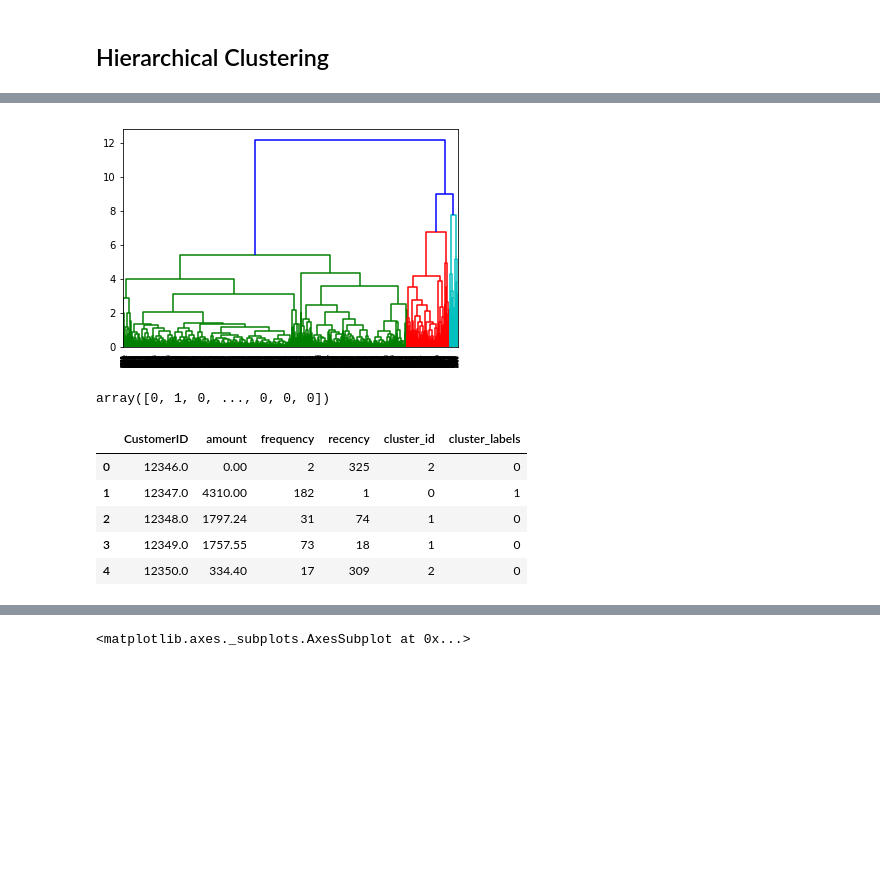
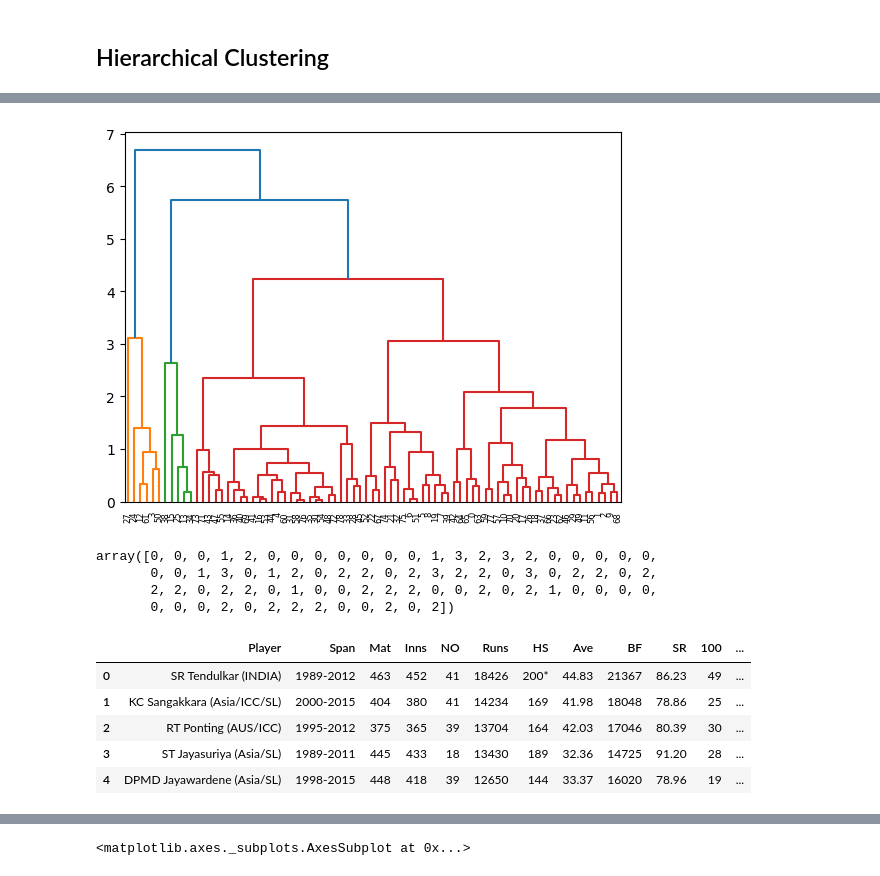
Before and after one commit to rathnagiri/Unsupervised-Learning-Clustering, a Jupyter notebook: Executing K Means in Python/cricket_question.ipynb, the cells around one changed output, grey strips where cells are left out. Drawn from its saved outputs; the diff is of its cells as text; code cells hidden in the pictures; blank space fills up the shorter version.

```diff
--- a/Executing K Means in Python/cricket_question.ipynb
+++ b/Executing K Means in Python/cricket_question.ipynb
@@ -294,24 +312,27 @@ plt.show()
 # %%
 # complete linkage
-mergings = linkage(rfm_df_scaled, method="complete", metric='euclidean')
+mergings = linkage(cricket_df_scaled, method="complete", metric='euclidean')
 dendrogram(mergings)
 plt.show()
 # %% [output]
-[figure, old version]
+[figure, new version]
 # %%
 # 3 clusters
-cluster_labels = cut_tree(mergings, n_clusters=3).reshape(-1, )
+cluster_labels = cut_tree(mergings, n_clusters=4).reshape(-1, )
 cluster_labels
 # %% [output]
-array([0, 1, 0, ..., 0, 0, 0])
+array([0, 0, 0, 1, 2, 0, 0, 0, 0, 0, 0, 0, 1, 3, 2, 3, 2, 0, 0, 0, 0, 0,
+       0, 0, 1, 3, 0, 1, 2, 0, 2, 2, 0, 2, 3, 2, 2, 0, 3, 0, 2, 2, 0, 2,
+       2, 2, 0, 2, 2, 0, 1, 0, 0, 2, 2, 2, 0, 0, 2, 0, 2, 1, 0, 0, 0, 0,
+       0, 0, 0, 2, 0, 2, 2, 2, 0, 0, 2, 0, 2])
 # %%
 # assign cluster labels
-grouped_df['cluster_labels'] = cluster_labels
-grouped_df.head()
+cricket['cluster_labels'] = cluster_labels
+cricket.head()
 # %% [output]
-|  | CustomerID | amount | frequency | recency | cluster_id | cluster_labels |
-| 0 | 12346.0 | 0.00 | 2 | 325 | 2 | 0 |
-| 1 | 12347.0 | 4310.00 | 182 | 1 | 0 | 1 |
-| 2 | 12348.0 | 1797.24 | 31 | 74 | 1 | 0 |
-| 3 | 12349.0 | 1757.55 | 73 | 18 | 1 | 0 |
-| 4 | 12350.0 | 334.40 | 17 | 309 | 2 | 0 |
+|  | Player | Span | Mat | Inns | NO | Runs | HS | Ave | BF | SR | 100 | ... |
+| 0 | SR Tendulkar (INDIA) | 1989-2012 | 463 | 452 | 41 | 18426 | 200* | 44.83 | 21367 | 86.23 | 49 | ... |
+| 1 | KC Sangakkara (Asia/ICC/SL) | 2000-2015 | 404 | 380 | 41 | 14234 | 169 | 41.98 | 18048 | 78.86 | 25 | ... |
+| 2 | RT Ponting (AUS/ICC) | 1995-2012 | 375 | 365 | 39 | 13704 | 164 | 42.03 | 17046 | 80.39 | 30 | ... |
+| 3 | ST Jayasuriya (Asia/SL) | 1989-2011 | 445 | 433 | 18 | 13430 | 189 | 32.36 | 14725 | 91.20 | 28 | ... |
+| 4 | DPMD Jayawardene (Asia/SL) | 1998-2015 | 448 | 418 | 39 | 12650 | 144 | 33.37 | 16020 | 78.96 | 19 | ... |
```
Also changed, not shown: parts of 5 cells of this notebook.
